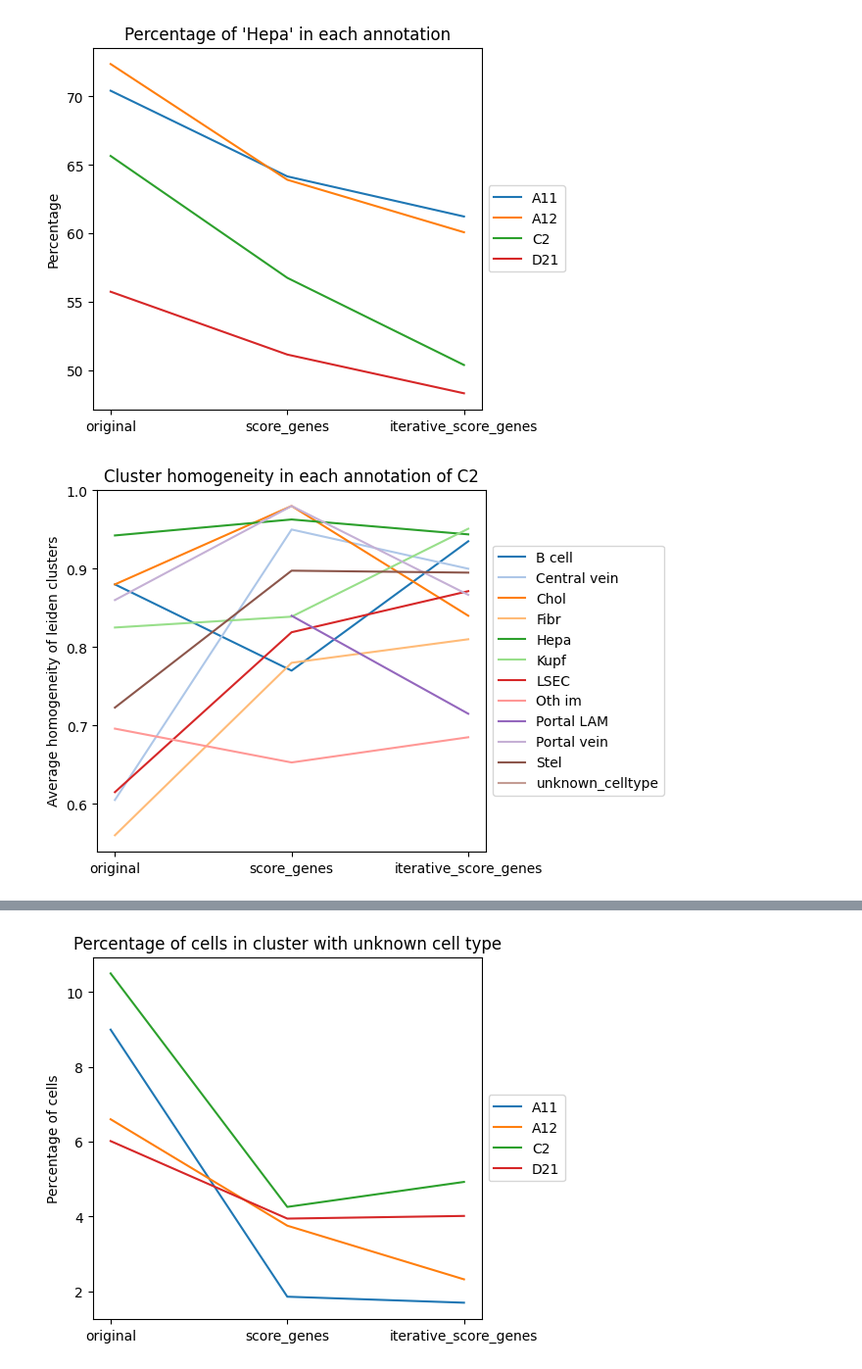
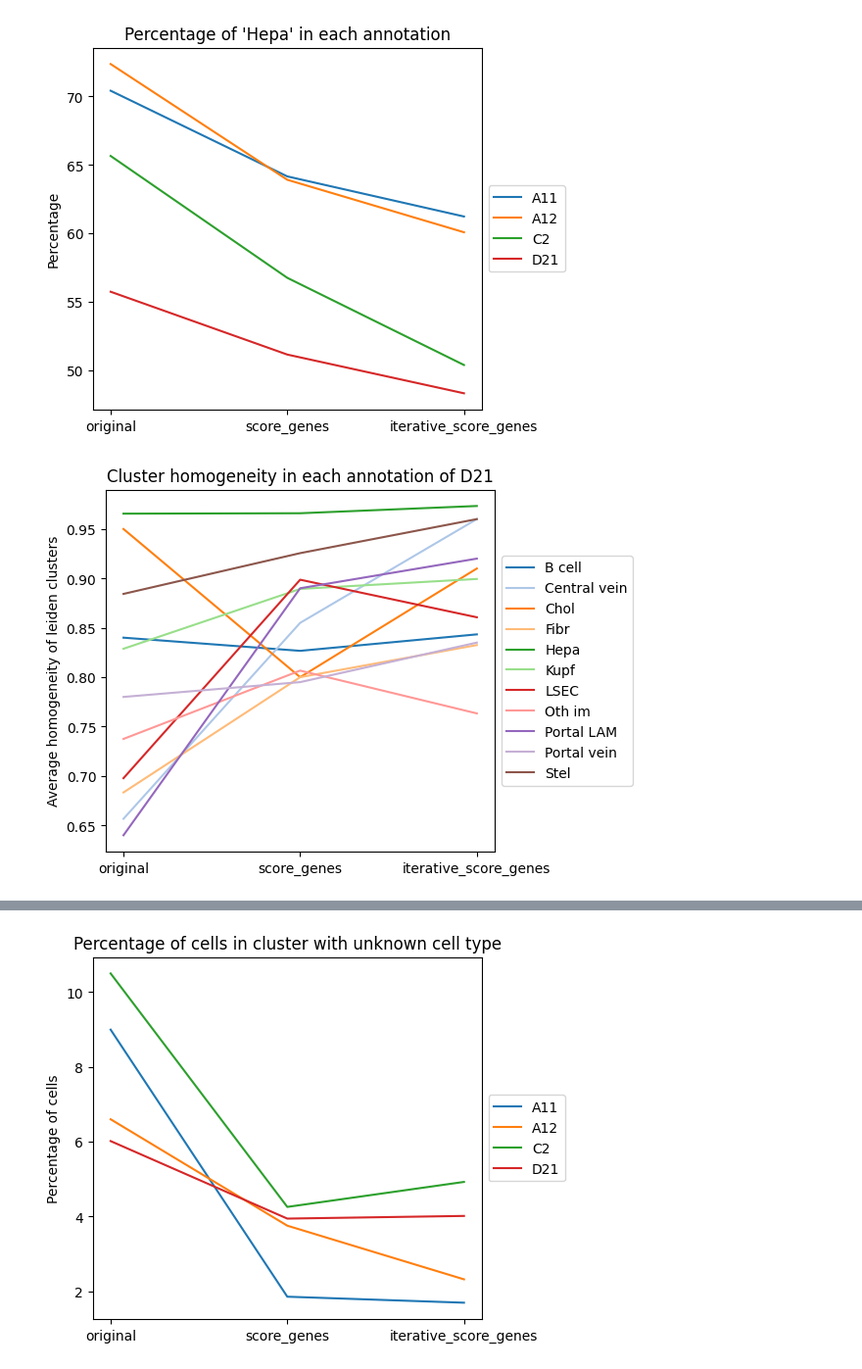
Before and after one commit to WoutVanhenden/Thesis, a Jupyter notebook: compare_clusterings.ipynb, the cells around one changed output, grey strips where cells are left out. Shown at 98% size. Drawn from its saved outputs; the diff is of its cells as text; code cells hidden in the pictures.

```diff
--- a/compare_clusterings.ipynb
+++ b/compare_clusterings.ipynb
@@ -47,7 +46,7 @@ compare_annotations_samples_cell_type_percentage(anndata_objects,samples,annotat
 # %% [output]
 [figure]
 # %%
-compare_annotations_cluster_homogeneity(anndataC2,'C2',annotations,names_anno_plot,drop_cell_types=['Meso','Unknown'])
+compare_annotations_cluster_homogeneity(anndataD21,'D21',annotations,names_anno_plot,drop_cell_types=['Meso','Unknown'])
 # %% [output]
-[figure, old version]
+[figure, new version]
 # %%
```
Also changed, not shown: parts of 3 cells of this notebook.
